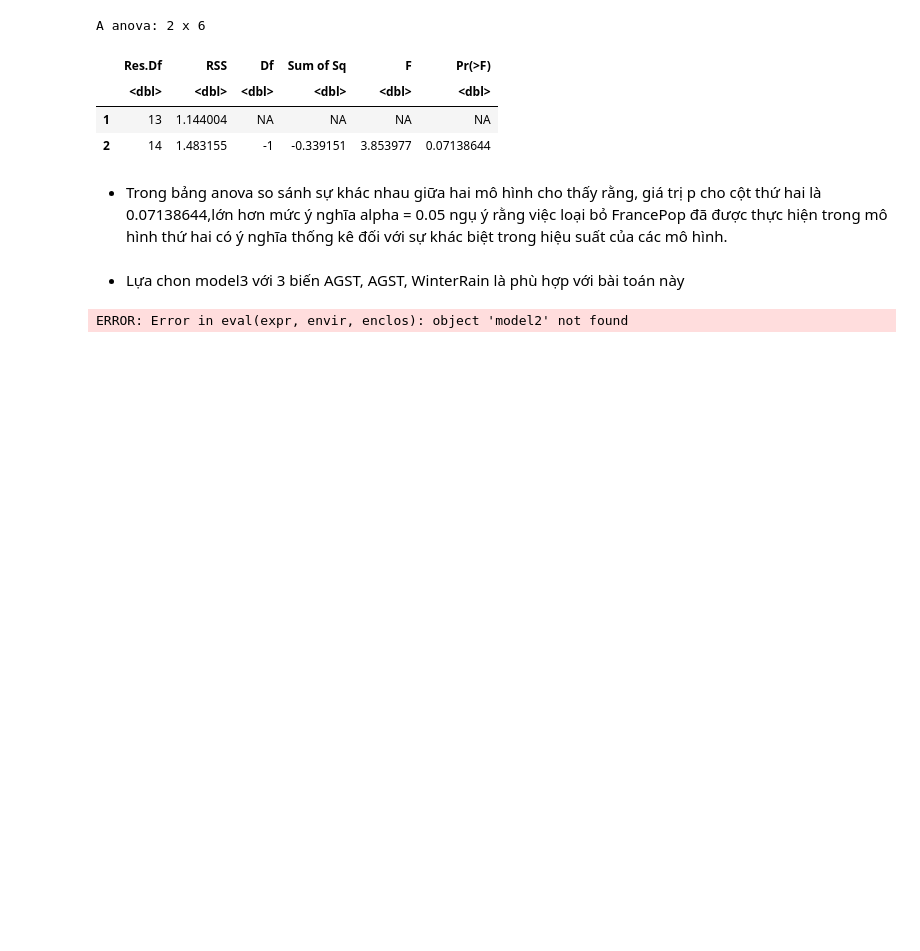
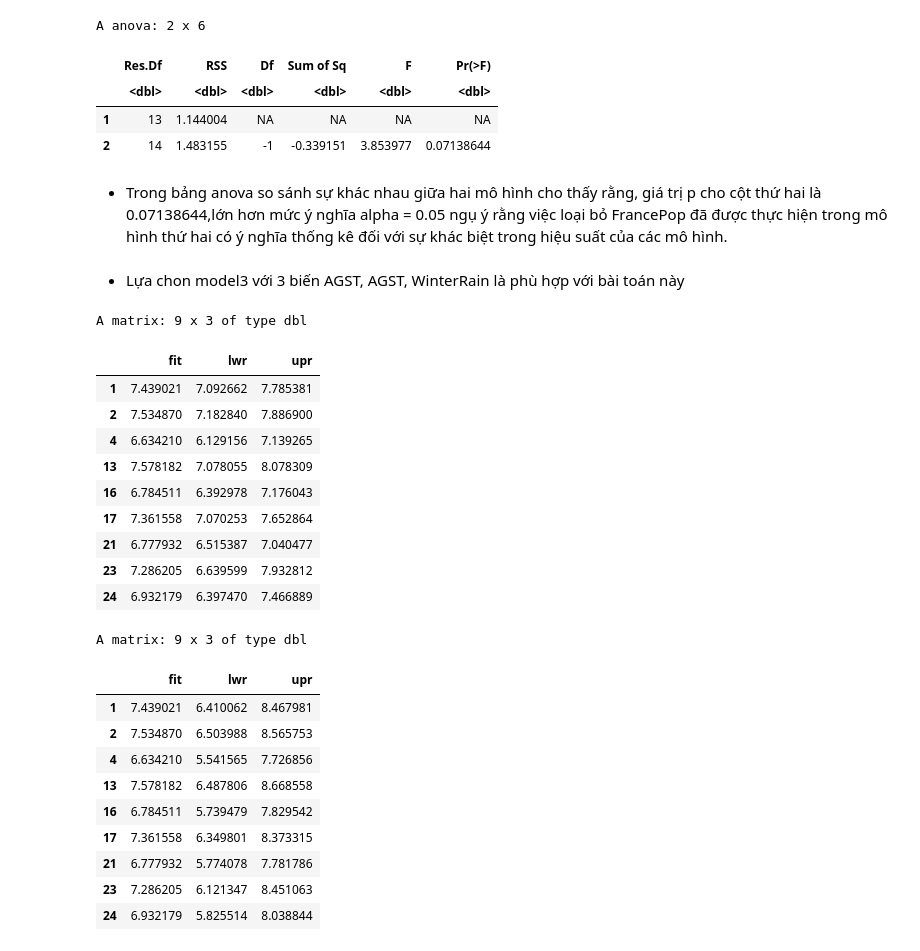
Before and after one commit to HoaPham119/Master, a Jupyter notebook: Mo_hinh_hoa_thong_ke/PhamThiHoa_23C23007.ipynb, the cells around one changed output. Cells and saved outputs as stored; diff of their text form; code cells hidden in the pictures; blank space fills up the shorter version.

```diff
--- a/Mo_hinh_hoa_thong_ke/PhamThiHoa_23C23007.ipynb
+++ b/Mo_hinh_hoa_thong_ke/PhamThiHoa_23C23007.ipynb
@@ -220,10 +239,31 @@ A anova: 2 x 6
 # Thực hiện dự đoán
 predictions <- model3 %>% predict(test.data)
 # %%
-predict(model2, newdata =test.data , interval = "confidence", level=0.99)
-predict(model2, newdata =test.data , interval = "prediction", level=0.99)
+predict(model3, newdata =test.data , interval = "confidence", level=0.99)
+predict(model3, newdata =test.data , interval = "prediction", level=0.99)
 # %% [output]
-ERROR: Error in eval(expr, envir, enclos): object 'model2' not found
+A matrix: 9 x 3 of type dbl
+|  | fit | lwr | upr |
+| 1 | 7.439021 | 7.092662 | 7.785381 |
+| 2 | 7.534870 | 7.182840 | 7.886900 |
+| 4 | 6.634210 | 6.129156 | 7.139265 |
+| 13 | 7.578182 | 7.078055 | 8.078309 |
+| 16 | 6.784511 | 6.392978 | 7.176043 |
+| 17 | 7.361558 | 7.070253 | 7.652864 |
+| 21 | 6.777932 | 6.515387 | 7.040477 |
+| 23 | 7.286205 | 6.639599 | 7.932812 |
+| 24 | 6.932179 | 6.397470 | 7.466889 |
+A matrix: 9 x 3 of type dbl
+|  | fit | lwr | upr |
+| 1 | 7.439021 | 6.410062 | 8.467981 |
+| 2 | 7.534870 | 6.503988 | 8.565753 |
+| 4 | 6.634210 | 5.541565 | 7.726856 |
+| 13 | 7.578182 | 6.487806 | 8.668558 |
+| 16 | 6.784511 | 5.739479 | 7.829542 |
+| 17 | 7.361558 | 6.349801 | 8.373315 |
+| 21 | 6.777932 | 5.774078 | 7.781786 |
+| 23 | 7.286205 | 6.121347 | 8.451063 |
+| 24 | 6.932179 | 5.825514 | 8.038844 |
 # %%
 ss=RMSE(predictions, test.data$Price)
 ss
```
Also changed, not shown: parts of 5 cells of this notebook, 19 other files.
